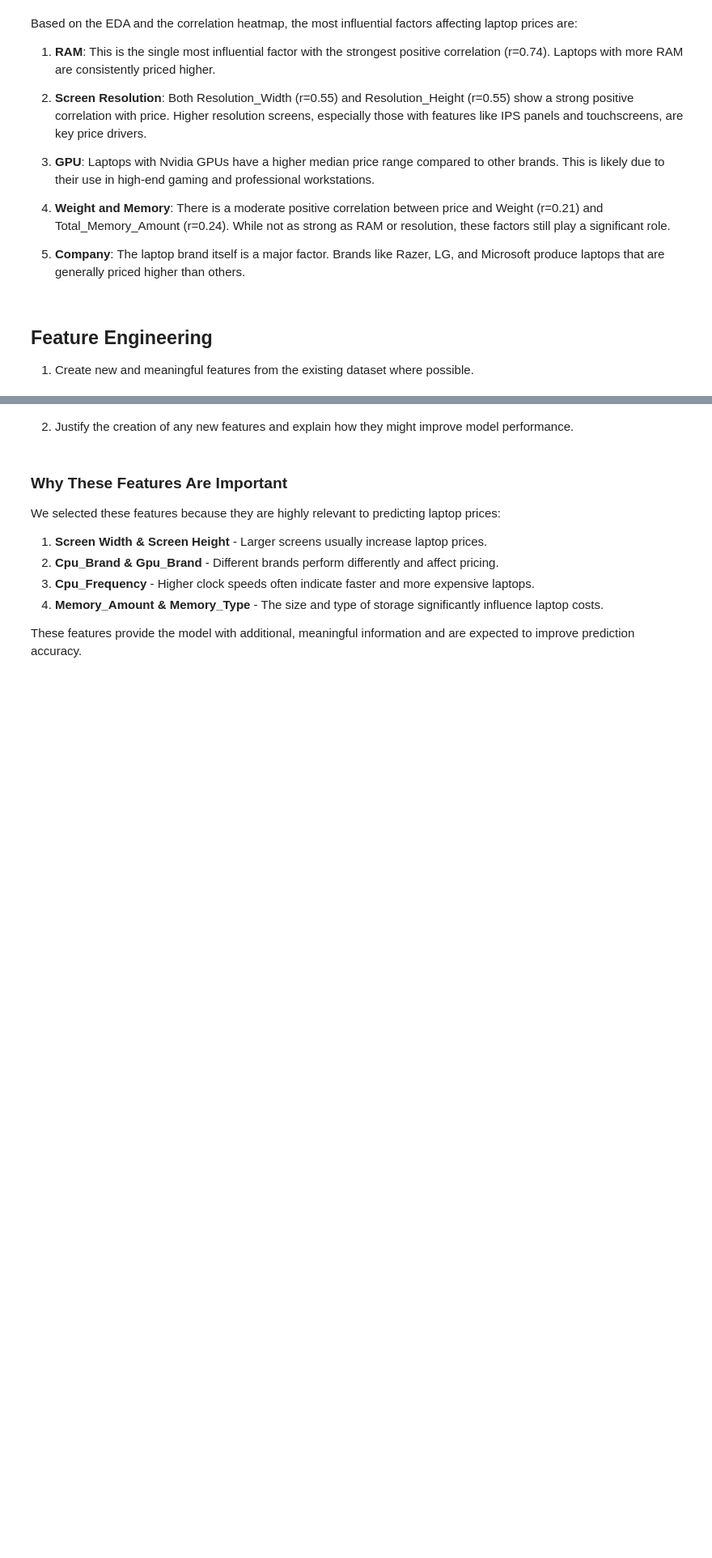
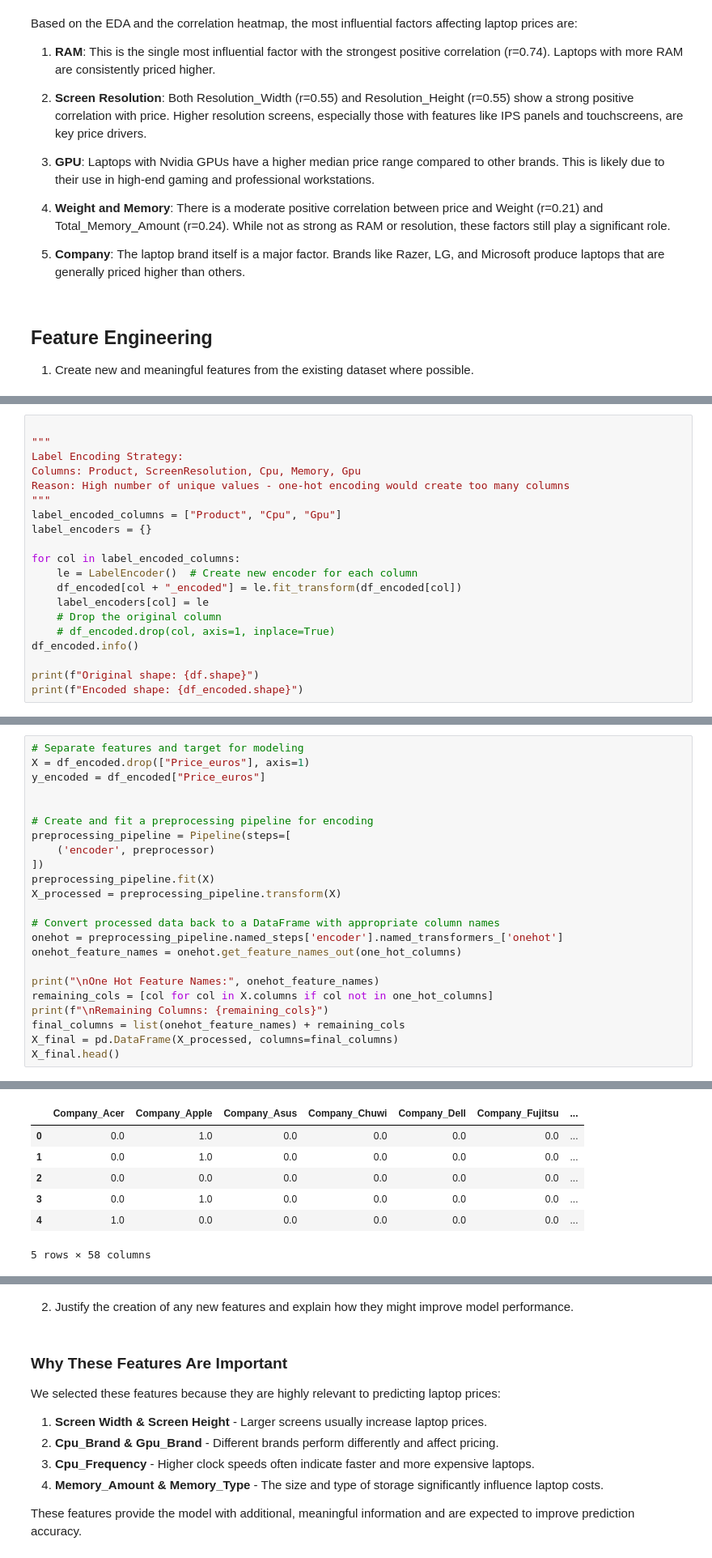
Before and after one commit to Idighekere/laptop-price-prediction-ml-model, a Jupyter notebook: notebook.ipynb, the cells around one changed output, grey strips where cells are left out. Shown at 81% size. Saved outputs shown, nothing was run; the diff lists cells and outputs as text; blank space fills up the shorter version.

```diff
--- a/notebook.ipynb
+++ b/notebook.ipynb
@@ -353,0 +438,20 @@ df_fe.head()
+# %%
+
+"""
+Label Encoding Strategy:
+Columns: Product, ScreenResolution, Cpu, Memory, Gpu
+Reason: High number of unique values - one-hot encoding would create too many columns
+"""
+label_encoded_columns = ["Product", "Cpu", "Gpu"]
+label_encoders = {}
+
+for col in label_encoded_columns:
+    le = LabelEncoder()  # Create new encoder for each column
+    df_encoded[col + "_encoded"] = le.fit_transform(df_encoded[col])
+    label_encoders[col] = le
+    # Drop the original column
+    # df_encoded.drop(col, axis=1, inplace=True)
+df_encoded.info()
+
+print(f"Original shape: {df.shape}")
+print(f"Encoded shape: {df_encoded.shape}")
@@ -353,0 +476,24 @@ df_fe.head()
+# %%
+# Separate features and target for modeling
+X = df_encoded.drop(["Price_euros"], axis=1)
+y_encoded = df_encoded["Price_euros"]
+
+
+# Create and fit a preprocessing pipeline for encoding
+preprocessing_pipeline = Pipeline(steps=[
+    ('encoder', preprocessor)
+])
+preprocessing_pipeline.fit(X)
+X_processed = preprocessing_pipeline.transform(X)
+
+# Convert processed data back to a DataFrame with appropriate column names
+onehot = preprocessing_pipeline.named_steps['encoder'].named_transformers_['onehot']
+onehot_feature_names = onehot.get_feature_names_out(one_hot_columns)
+
+print("\nOne Hot Feature Names:", onehot_feature_names)
+remaining_cols = [col for col in X.columns if col not in one_hot_columns]
+print(f"\nRemaining Columns: {remaining_cols}")
+final_columns = list(onehot_feature_names) + remaining_cols
+X_final = pd.DataFrame(X_processed, columns=final_columns)
+X_final.head()
+# %% [output]
@@ -353,0 +514,7 @@ df_fe.head()
+|  | Company_Acer | Company_Apple | Company_Asus | Company_Chuwi | Company_Dell | Company_Fujitsu | ... |
+| 0 | 0.0 | 1.0 | 0.0 | 0.0 | 0.0 | 0.0 | ... |
+| 1 | 0.0 | 1.0 | 0.0 | 0.0 | 0.0 | 0.0 | ... |
+| 2 | 0.0 | 0.0 | 0.0 | 0.0 | 0.0 | 0.0 | ... |
+| 3 | 0.0 | 1.0 | 0.0 | 0.0 | 0.0 | 0.0 | ... |
+| 4 | 1.0 | 0.0 | 0.0 | 0.0 | 0.0 | 0.0 | ... |
+5 rows × 58 columns
```
Also changed, not shown: parts of 18 cells of this notebook, 1 other file.
